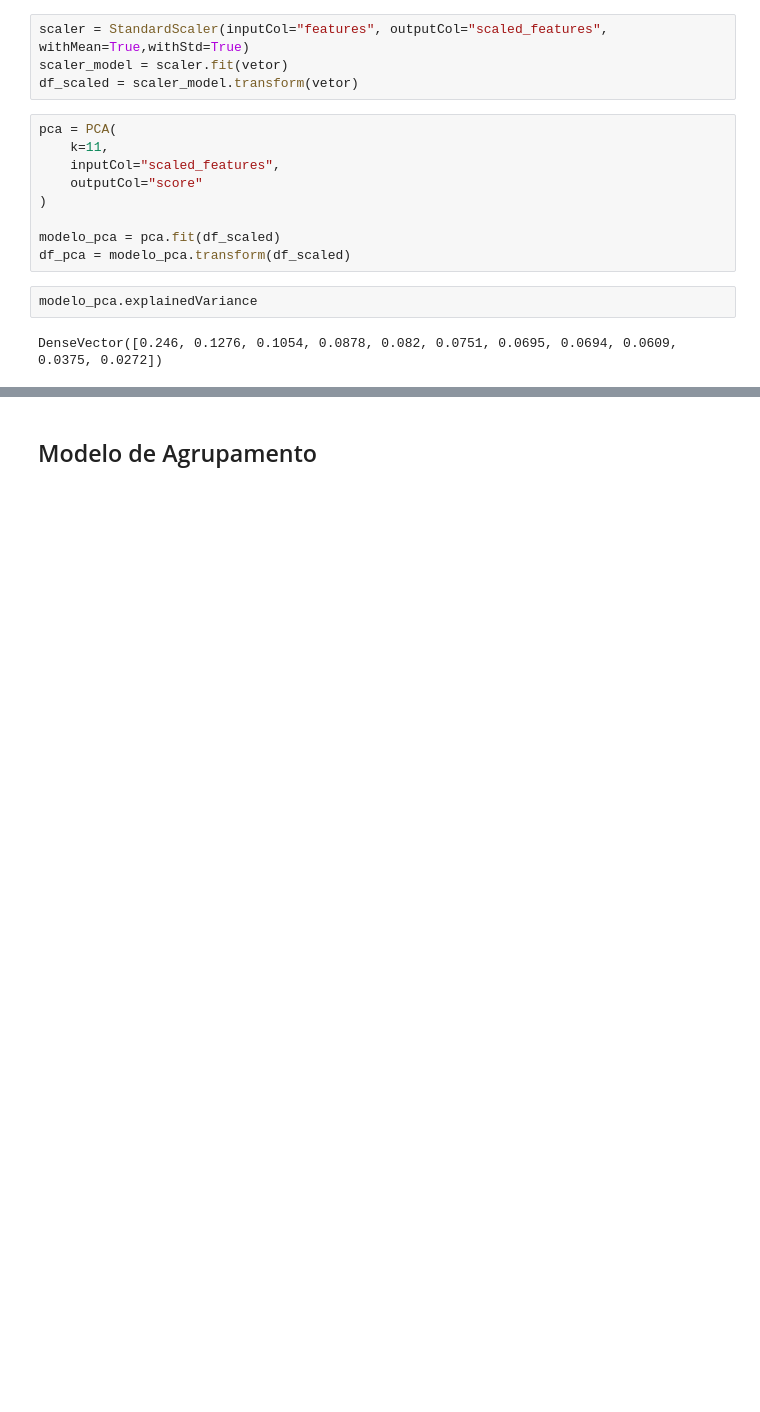
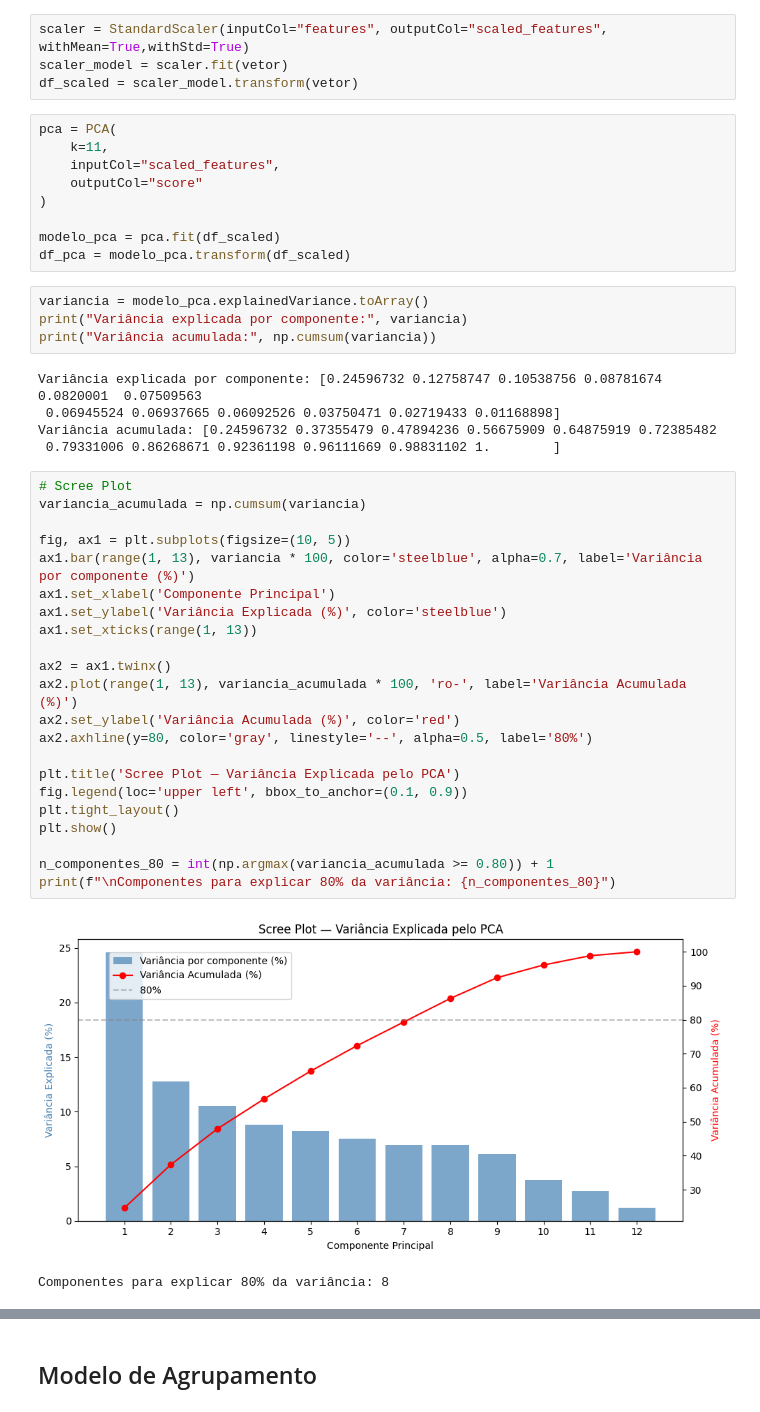
Before and after one commit to giu-garrido/projeto-integrador-5-semestre, a Jupyter notebook: analise_do_dataset.ipynb, the cells around one changed output, grey strips where cells are left out. Drawn from its saved outputs; the diff is of its cells as text; blank space fills up the shorter version.

```diff
--- a/analise_do_dataset.ipynb
+++ b/analise_do_dataset.ipynb
@@ -357,7 +346,37 @@ pca = PCA(
 
 modelo_pca = pca.fit(df_scaled)
 df_pca = modelo_pca.transform(df_scaled)
-# %%
-modelo_pca.explainedVariance
-# %% [output]
-DenseVector([0.246, 0.1276, 0.1054, 0.0878, 0.082, 0.0751, 0.0695, 0.0694, 0.0609, 0.0375, 0.0272])
+# %%
+variancia = modelo_pca.explainedVariance.toArray()
+print("Variância explicada por componente:", variancia)
+print("Variância acumulada:", np.cumsum(variancia))
+# %% [output]
+Variância explicada por componente: [0.24596732 0.12758747 0.10538756 0.08781674 0.0820001  0.07509563
+ 0.06945524 0.06937665 0.06092526 0.03750471 0.02719433 0.01168898]
+Variância acumulada: [0.24596732 0.37355479 0.47894236 0.56675909 0.64875919 0.72385482
+ 0.79331006 0.86268671 0.92361198 0.96111669 0.98831102 1.        ]
+# %%
+# Scree Plot
+variancia_acumulada = np.cumsum(variancia)
+
+fig, ax1 = plt.subplots(figsize=(10, 5))
+ax1.bar(range(1, 13), variancia * 100, color='steelblue', alpha=0.7, label='Variância por componente (%)')
+ax1.set_xlabel('Componente Principal')
+ax1.set_ylabel('Variância Explicada (%)', color='steelblue')
+ax1.set_xticks(range(1, 13))
+
+ax2 = ax1.twinx()
+ax2.plot(range(1, 13), variancia_acumulada * 100, 'ro-', label='Variância Acumulada (%)')
+ax2.set_ylabel('Variância Acumulada (%)', color='red')
+ax2.axhline(y=80, color='gray', linestyle='--', alpha=0.5, label='80%')
+
+plt.title('Scree Plot — Variância Explicada pelo PCA')
+fig.legend(loc='upper left', bbox_to_anchor=(0.1, 0.9))
+plt.tight_layout()
+plt.show()
+
+n_componentes_80 = int(np.argmax(variancia_acumulada >= 0.80)) + 1
+print(f"\nComponentes para explicar 80% da variância: {n_componentes_80}")
+# %% [output]
+[figure, added]
+Componentes para explicar 80% da variância: 8
```
Also changed, not shown: parts of 17 cells of this notebook.
